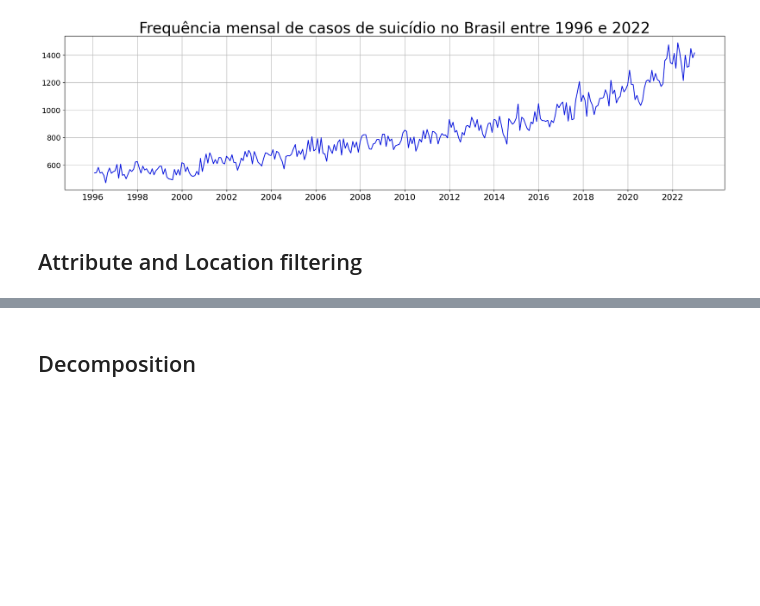
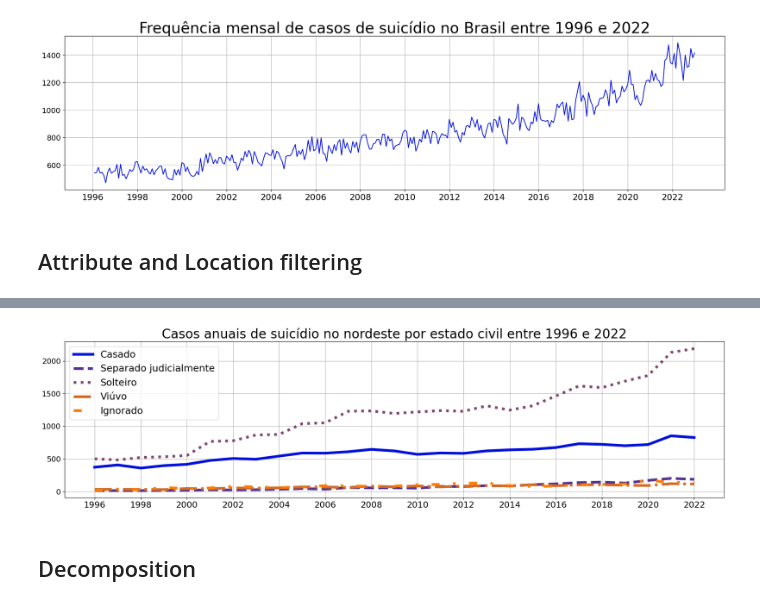
Before and after one commit to vklannusp/BrSuicides-dataset, a Jupyter notebook: data_exploration/ds_applications.ipynb, the cells around one changed output, grey strips where cells are left out. Cells and saved outputs as stored; diff of their text form; code cells hidden in the pictures; blank space fills up the shorter version.

```diff
--- a/data_exploration/ds_applications.ipynb
+++ b/data_exploration/ds_applications.ipynb
@@ -310,3 +329,22 @@ plot_sex_comparison(nordeste_sexo_dict, date_range_years, main_title, font_size=
+# %%
+casado = 'Casado'
+separado = 'Separado judicialmente'
+solteiro = 'Solteiro'
+viuvo = 'Viúvo'
+ignorado = 'Ignorado'
+
+nordeste_estciv_dict = {
+    casado: ts_nordeste_yearly[casado],
+    separado: ts_nordeste_yearly[separado],
+    solteiro: ts_nordeste_yearly[solteiro],
+    viuvo: ts_nordeste_yearly[viuvo],
+    ignorado: ts_nordeste_yearly[ignorado],
+}
+# %%
+main_title = 'Casos anuais de suicídio no nordeste por estado civil entre 1996 e 2022'
+plot_sex_comparison(nordeste_estciv_dict, date_range_years, main_title, font_size=24, line_width=5)
+# %% [output]
+[figure, added]
 # %% [markdown]
 ## Decomposition
 # %%
```
Also changed, not shown: parts of 8 cells of this notebook, 1 other file.
